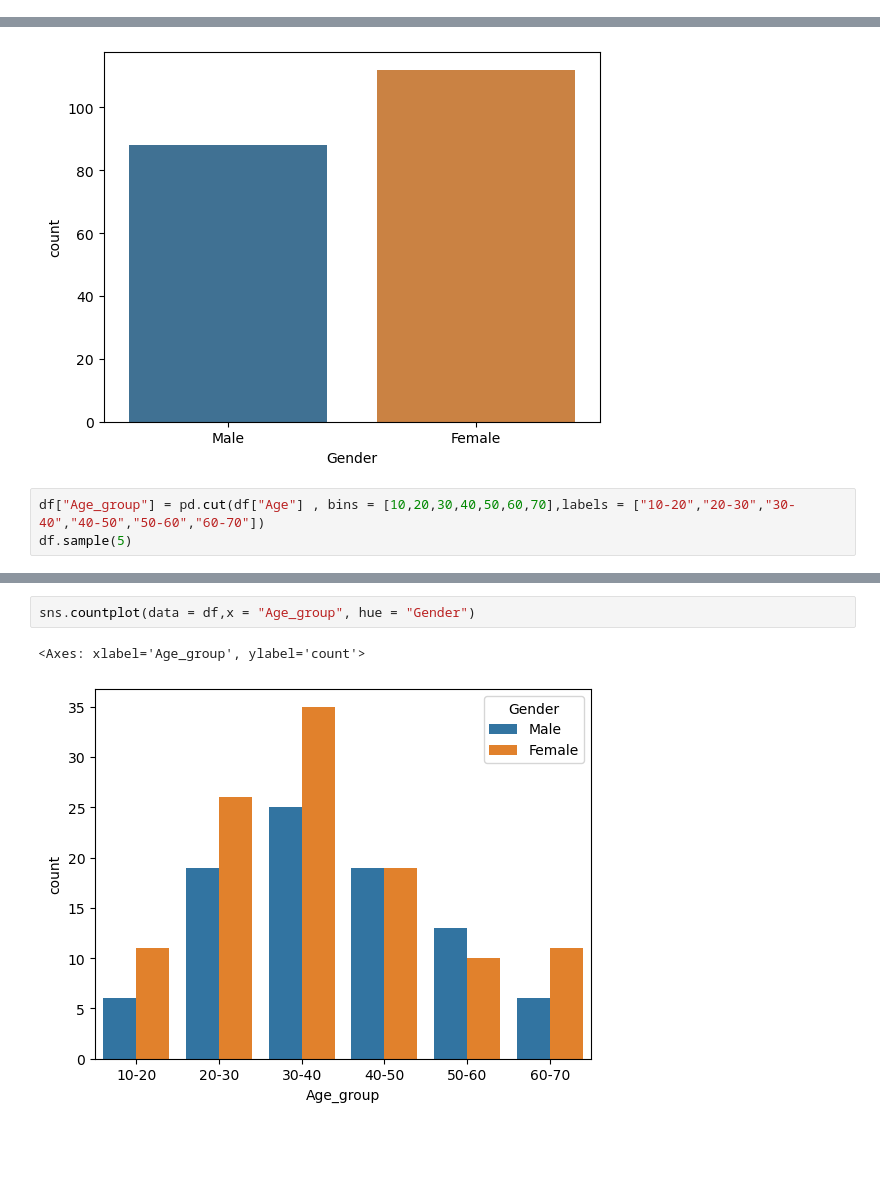
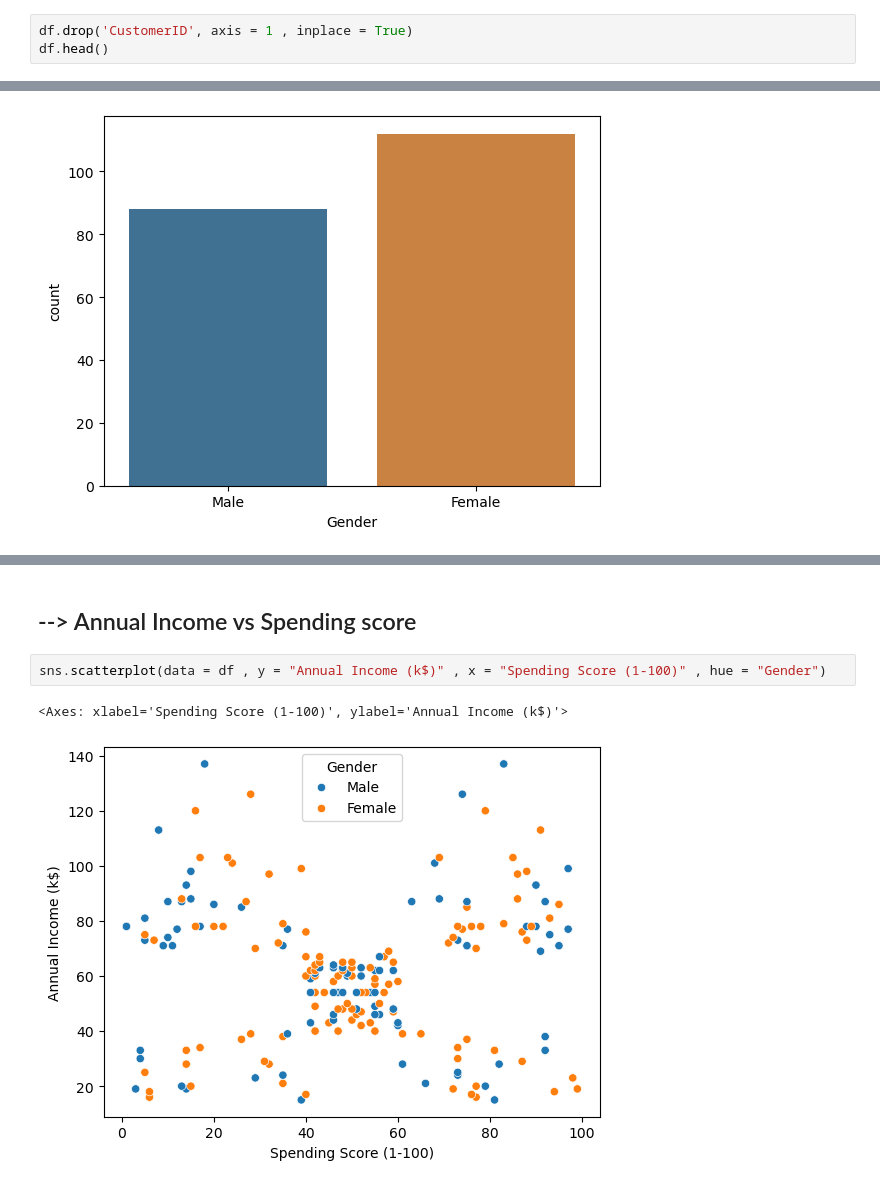
Before and after one commit to Nitin68BFH/mall_customers_eda, a Jupyter notebook: Untitled.ipynb, the cells around one changed output, grey strips where cells are left out. Saved outputs shown, nothing was run; the diff lists cells and outputs as text; blank space fills up the shorter version.

```diff
--- a/Untitled.ipynb
+++ b/Untitled.ipynb
@@ -72,0 +66,3 @@ np.int64(0)
+# %%
+df.drop('CustomerID', axis = 1 , inplace = True)
+df.head()
@@ -83,6 +90,3 @@ Female    112
 Male       88
 Name: count, dtype: int64
 [figure]
-# %%
-df["Age_group"] = pd.cut(df["Age"] , bins = [10,20,30,40,50,60,70],labels = ["10-20","20-30","30-40","40-50","50-60","60-70"])
-df.sample(5)
@@ -96,5 +185,7 @@ df.sample(5)
+# %% [markdown]
+## --> Annual Income vs Spending score
 # %%
-sns.countplot(data = df,x = "Age_group", hue = "Gender")
+sns.scatterplot(data = df , y = "Annual Income (k$)" , x = "Spending Score (1-100)" , hue = "Gender")
 # %% [output]
-<Axes: xlabel='Age_group', ylabel='count'>
+<Axes: xlabel='Spending Score (1-100)', ylabel='Annual Income (k$)'>
-[figure, old version]
+[figure, new version]
```
Also changed, not shown: parts of 25 cells of this notebook, 1 other file.
